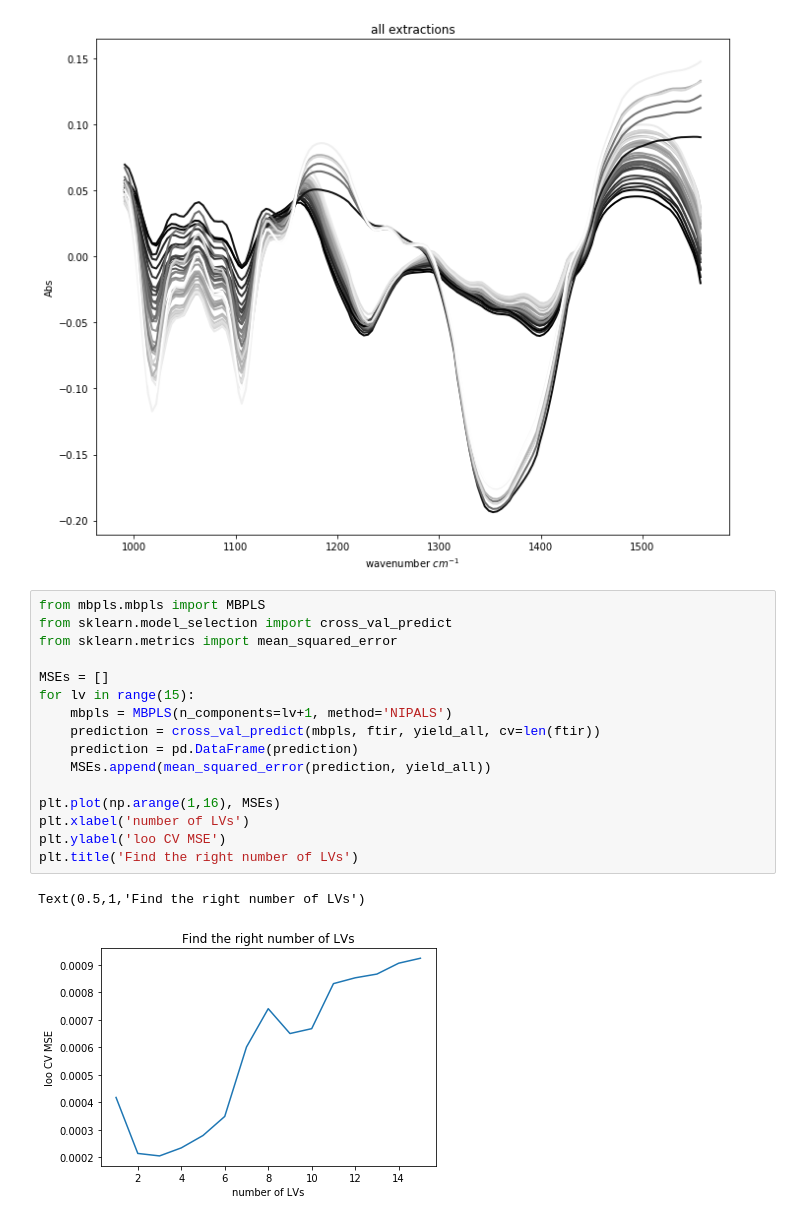
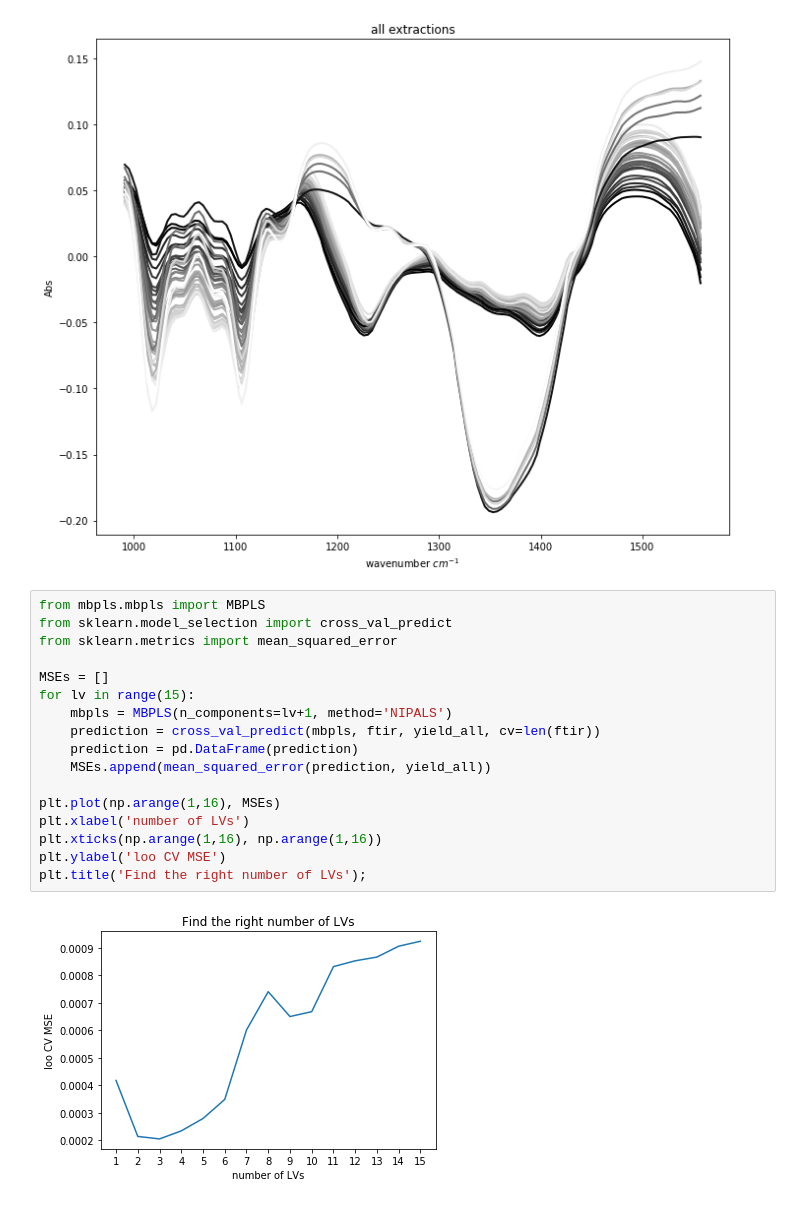
Before and after one commit to DTUComputeStatisticsAndDataAnalysis/MBPLS, a Jupyter notebook: examples/FTIR/FTIR_PLS.ipynb, the cells around one changed output. Saved outputs shown, nothing was run; the diff lists cells and outputs as text.

```diff
--- a/examples/FTIR/FTIR_PLS.ipynb
+++ b/examples/FTIR/FTIR_PLS.ipynb
@@ -40,22 +39,22 @@ plot_spectra(ftir, ax, 'all extractions')
 # %%
 from mbpls.mbpls import MBPLS
 from sklearn.model_selection import cross_val_predict
 from sklearn.metrics import mean_squared_error
 
 MSEs = []
 for lv in range(15):
     mbpls = MBPLS(n_components=lv+1, method='NIPALS')
     prediction = cross_val_predict(mbpls, ftir, yield_all, cv=len(ftir))
     prediction = pd.DataFrame(prediction)
     MSEs.append(mean_squared_error(prediction, yield_all))
 
 plt.plot(np.arange(1,16), MSEs)
 plt.xlabel('number of LVs')
+plt.xticks(np.arange(1,16), np.arange(1,16))
 plt.ylabel('loo CV MSE')
-plt.title('Find the right number of LVs')
+plt.title('Find the right number of LVs');
 # %% [output]
-Text(0.5,1,'Find the right number of LVs')
-[figure, old version]
+[figure, new version]
 # %%
 mbpls = MBPLS(n_components=3, method='NIPALS')
 prediction = cross_val_predict(mbpls, ftir, yield_all, cv=len(ftir))
```
Also changed, not shown: parts of 4 cells of this notebook, 3 other files.
